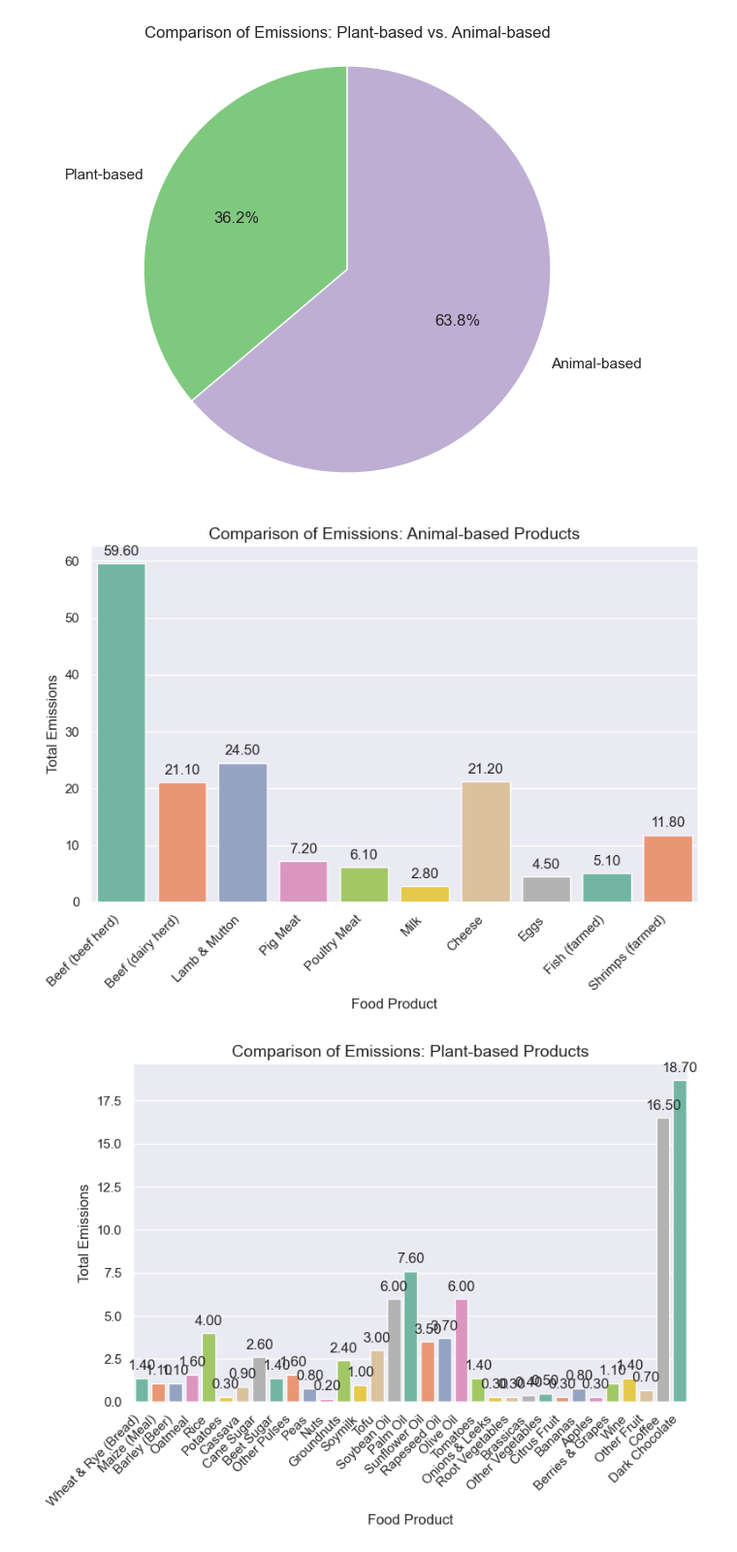
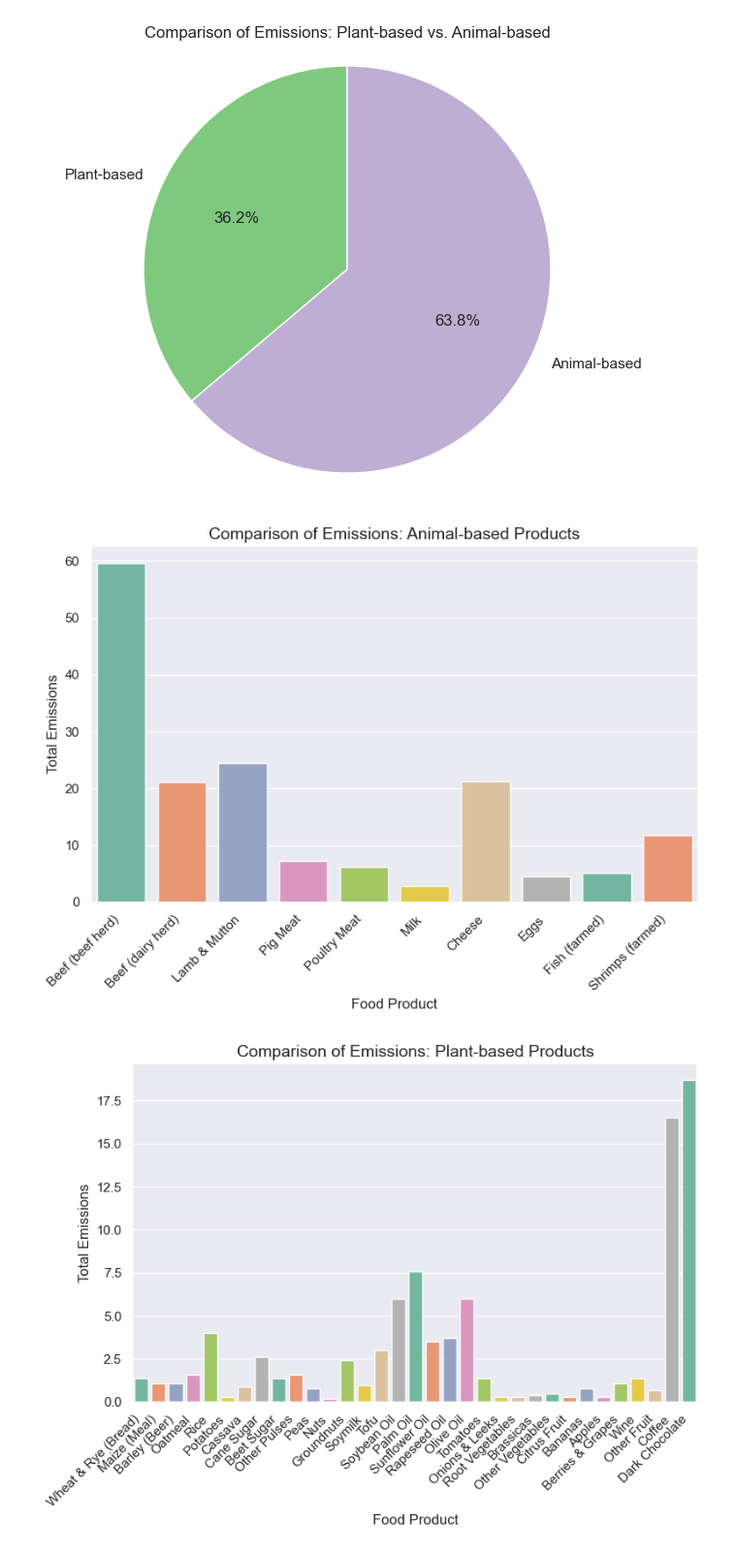
Before and after one commit to georgemcculloch/Data-Viz, a Jupyter notebook: food.ipynb, the cells around one changed output. Shown: that part at 97% size. Cells and saved outputs as stored; diff of their text form; code cells hidden in the pictures.

```diff
--- a/food.ipynb
+++ b/food.ipynb
@@ -143,24 +138,26 @@ plt.title('Comparison of Emissions: Animal-based Products', fontsize=14)
 
 ax.set_xticklabels(ax.get_xticklabels(), rotation=45, ha='right')
 
-annotate_barplot(ax)
 plt.tight_layout()
 plt.show()
 # %% [output]
-[figure, old version]
+[figure, new version]
 # %%
 plant_data = df[df['Food product'].isin(plant_based)]
+
 plt.figure(figsize=(8, 6))
 ax = sns.barplot(data=plant_data, x='Food product', y='Total_emissions', palette='Set2')
+
 plt.xlabel('Food Product', fontsize=12)
 plt.ylabel('Total Emissions', fontsize=12)
 plt.title('Comparison of Emissions: Plant-based Products', fontsize=14)
+
 ax.set_xticklabels(ax.get_xticklabels(), rotation=45, ha='right')
-annotate_barplot(ax)
+
 plt.tight_layout()
 plt.show()
 # %% [output]
-[figure, old version]
+[figure, new version]
 # %%
 plt.figure(figsize=(8, 6))
 sns.scatterplot(data=df, x='Total_emissions', y='Land use change')
```
Also changed, not shown: parts of 1 cell of this notebook.
